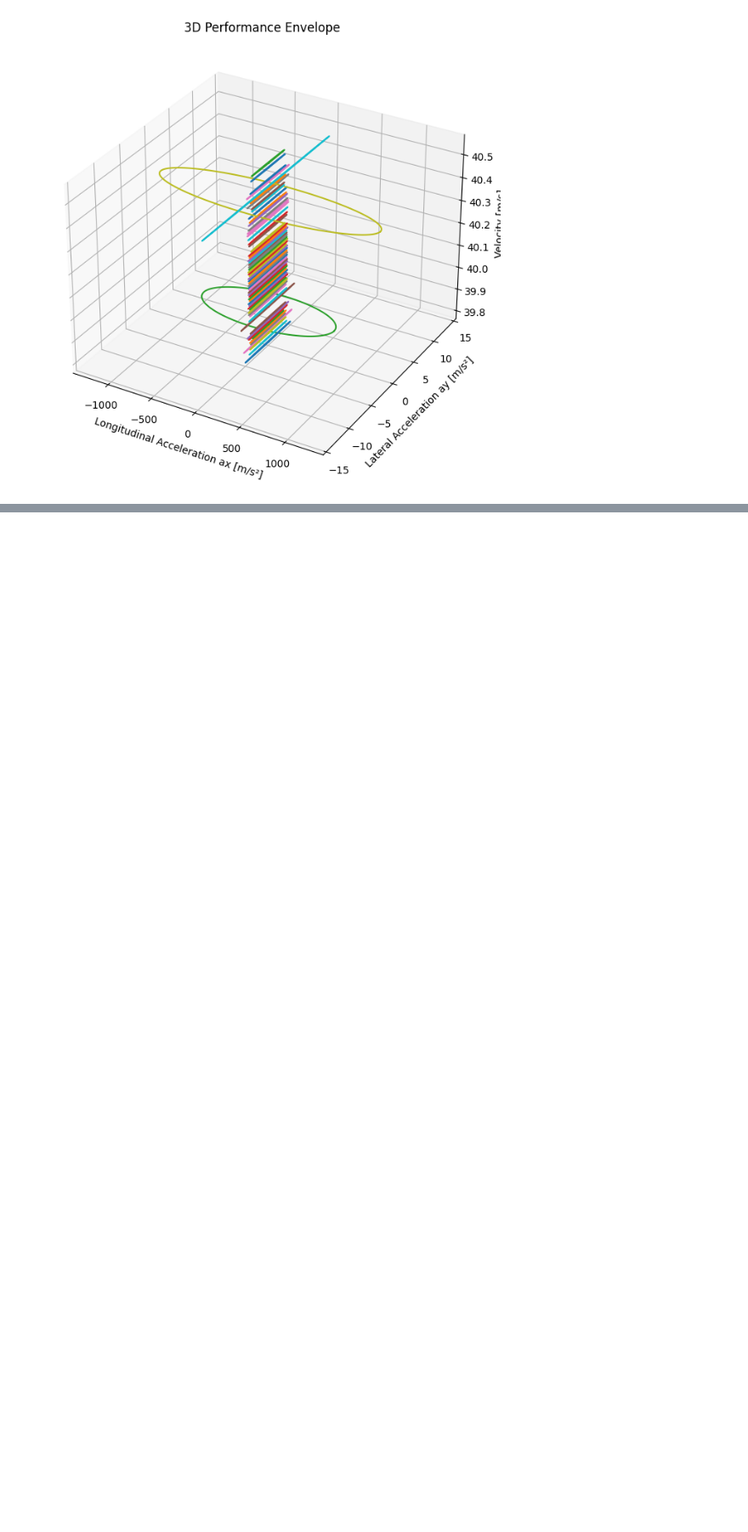
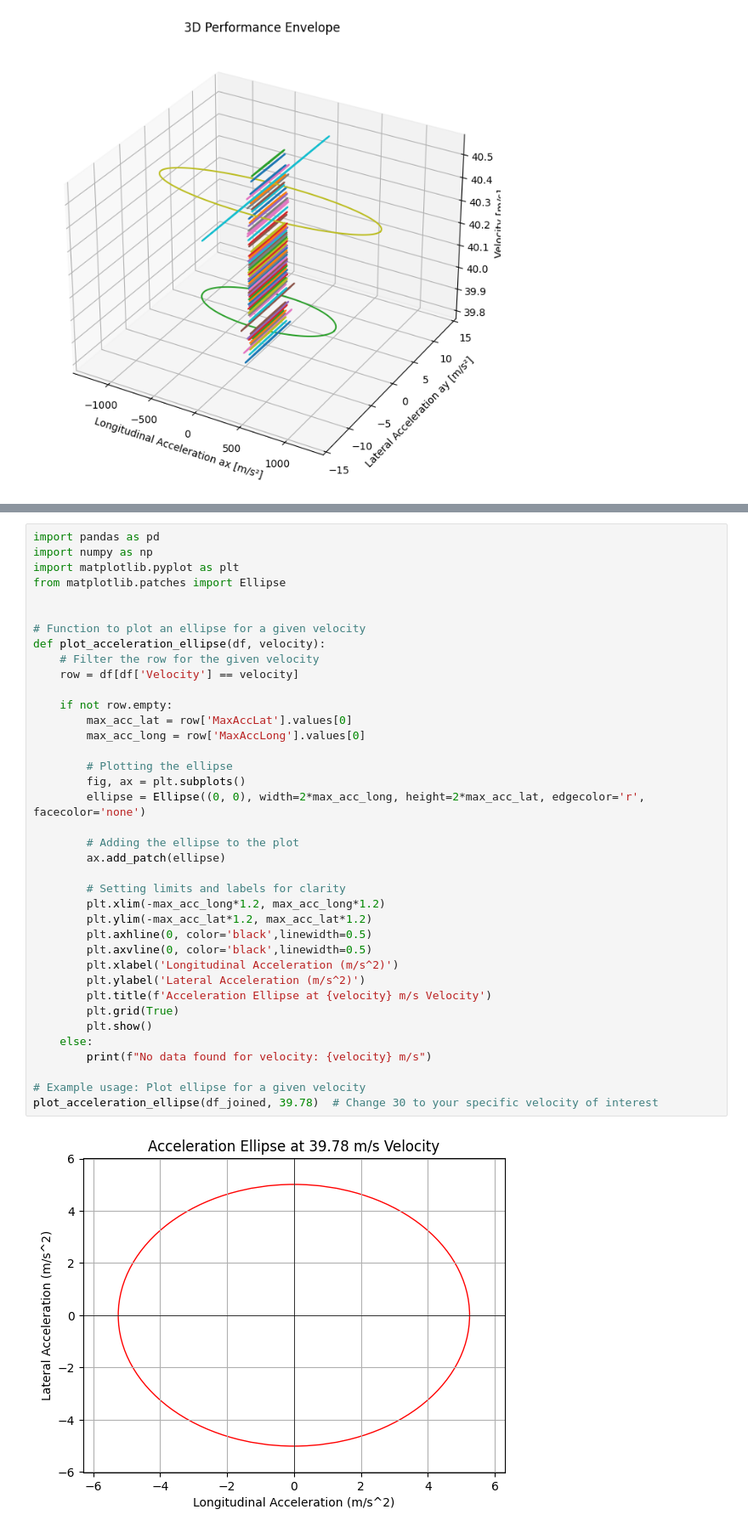
Before and after one commit to Formula-Electric-Berkeley/FEBSim, a Jupyter notebook: GGV.ipynb, the cells around one changed output, grey strips where cells are left out. Shown: that part at 85% size. Saved outputs shown, nothing was run; the diff lists cells and outputs as text; blank space fills up the shorter version.

```diff
--- a/GGV.ipynb
+++ b/GGV.ipynb
@@ -317,0 +299,40 @@ df_joined
+# %%
+import pandas as pd
+import numpy as np
+import matplotlib.pyplot as plt
+from matplotlib.patches import Ellipse
+
+
+# Function to plot an ellipse for a given velocity
+def plot_acceleration_ellipse(df, velocity):
+    # Filter the row for the given velocity
+    row = df[df['Velocity'] == velocity]
+
+    if not row.empty:
+        max_acc_lat = row['MaxAccLat'].values[0]
+        max_acc_long = row['MaxAccLong'].values[0]
+
+        # Plotting the ellipse
+        fig, ax = plt.subplots()
+        ellipse = Ellipse((0, 0), width=2*max_acc_long, height=2*max_acc_lat, edgecolor='r', facecolor='none')
+
+        # Adding the ellipse to the plot
+        ax.add_patch(ellipse)
+
+        # Setting limits and labels for clarity
+        plt.xlim(-max_acc_long*1.2, max_acc_long*1.2)
+        plt.ylim(-max_acc_lat*1.2, max_acc_lat*1.2)
+        plt.axhline(0, color='black',linewidth=0.5)
+        plt.axvline(0, color='black',linewidth=0.5)
+        plt.xlabel('Longitudinal Acceleration (m/s^2)')
+        plt.ylabel('Lateral Acceleration (m/s^2)')
+        plt.title(f'Acceleration Ellipse at {velocity} m/s Velocity')
+        plt.grid(True)
+        plt.show()
+    else:
+        print(f"No data found for velocity: {velocity} m/s")
+
+# Example usage: Plot ellipse for a given velocity
+plot_acceleration_ellipse(df_joined, 39.78)  # Change 30 to your specific velocity of interest
+# %% [output]
+[figure, added]
```
Also changed, not shown: parts of 2 cells of this notebook.
